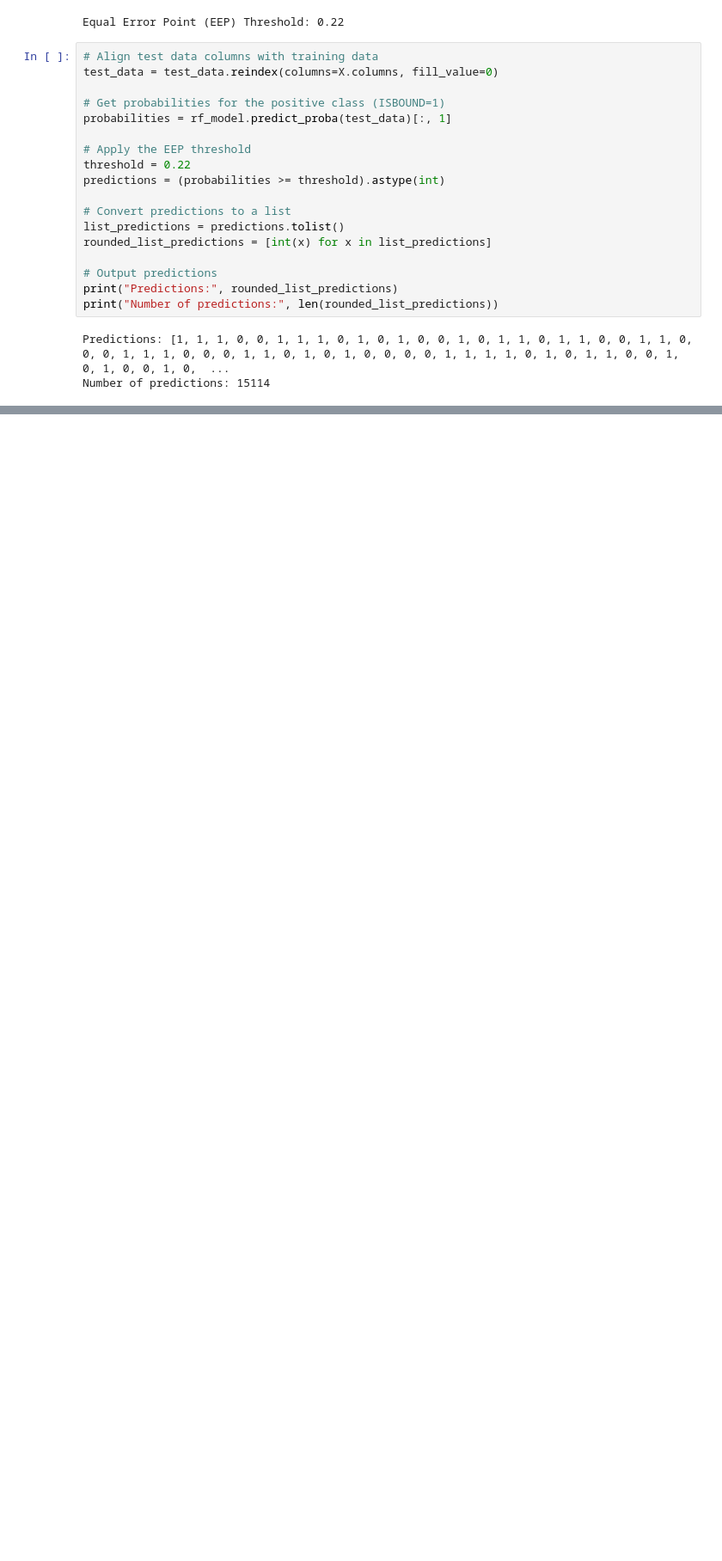
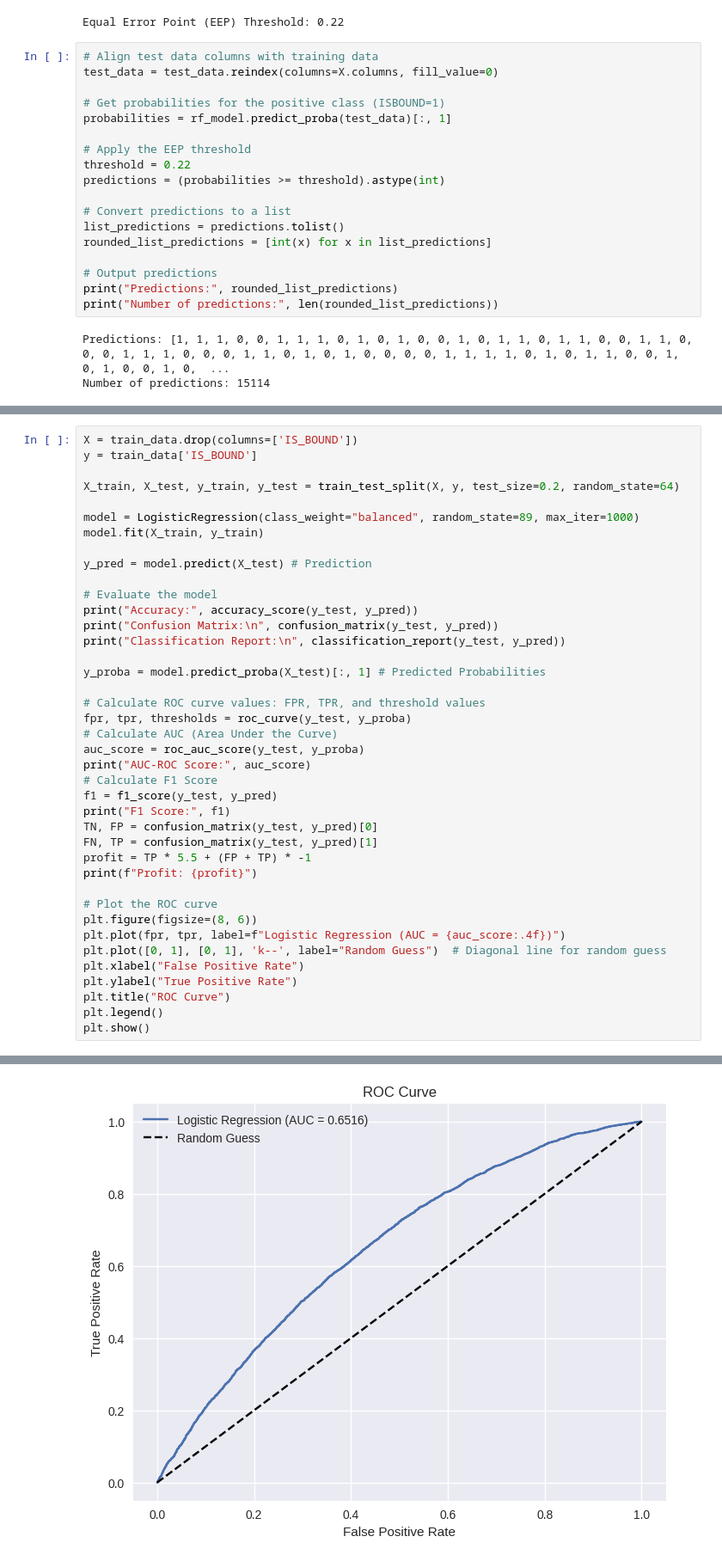
Before and after one commit to TheGooseGuy/Insurance-Product-Prediction, a Jupyter notebook: final_copy_proj2.ipynb, the cells around one changed output, grey strips where cells are left out. Shown at 86% size. Drawn from its saved outputs; the diff is of its cells as text; blank space fills up the shorter version.

Commit message:
update titles, structures, and logistic regression part

```diff
--- a/final_copy_proj2.ipynb
+++ b/final_copy_proj2.ipynb
@@ -763,0 +739,41 @@ Number of predictions: 15114
+# %%
+X = train_data.drop(columns=['IS_BOUND'])
+y = train_data['IS_BOUND']
+
+X_train, X_test, y_train, y_test = train_test_split(X, y, test_size=0.2, random_state=64)
+
+model = LogisticRegression(class_weight="balanced", random_state=89, max_iter=1000)
+model.fit(X_train, y_train)
+
+y_pred = model.predict(X_test) # Prediction
+
+# Evaluate the model
+print("Accuracy:", accuracy_score(y_test, y_pred))
+print("Confusion Matrix:\n", confusion_matrix(y_test, y_pred))
+print("Classification Report:\n", classification_report(y_test, y_pred))
+
+y_proba = model.predict_proba(X_test)[:, 1] # Predicted Probabilities
+
+# Calculate ROC curve values: FPR, TPR, and threshold values
+fpr, tpr, thresholds = roc_curve(y_test, y_proba)
+# Calculate AUC (Area Under the Curve)
+auc_score = roc_auc_score(y_test, y_proba)
+print("AUC-ROC Score:", auc_score)
+# Calculate F1 Score
+f1 = f1_score(y_test, y_pred)
+print("F1 Score:", f1)
+TN, FP = confusion_matrix(y_test, y_pred)[0]
+FN, TP = confusion_matrix(y_test, y_pred)[1]
+profit = TP * 5.5 + (FP + TP) * -1
+print(f"Profit: {profit}")
+
+# Plot the ROC curve
+plt.figure(figsize=(8, 6))
+plt.plot(fpr, tpr, label=f"Logistic Regression (AUC = {auc_score:.4f})")
+plt.plot([0, 1], [0, 1], 'k--', label="Random Guess")  # Diagonal line for random guess
+plt.xlabel("False Positive Rate")
+plt.ylabel("True Positive Rate")
+plt.title("ROC Curve")
+plt.legend()
+plt.show()
+# %% [output]
@@ -763,0 +797 @@ Number of predictions: 15114
+[figure, added]
```
Also changed, not shown: parts of 32 cells of this notebook.
